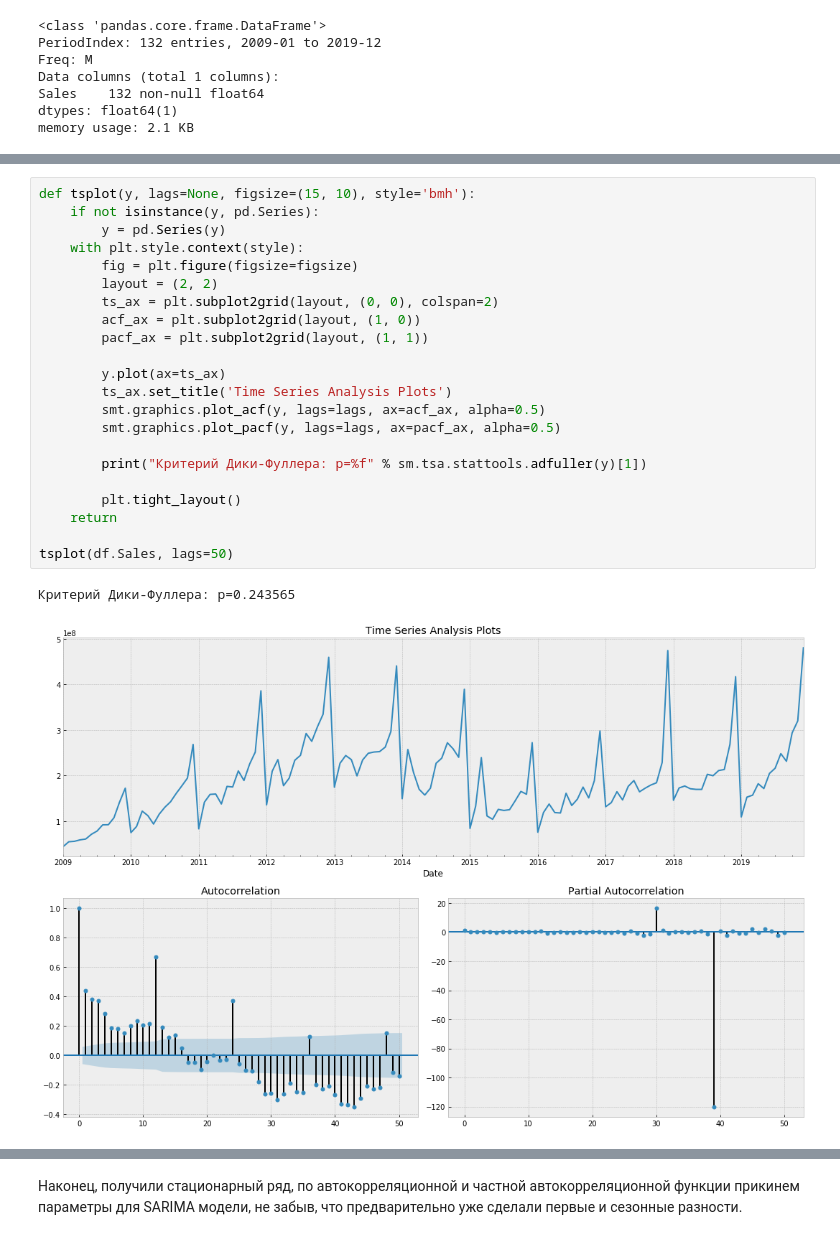
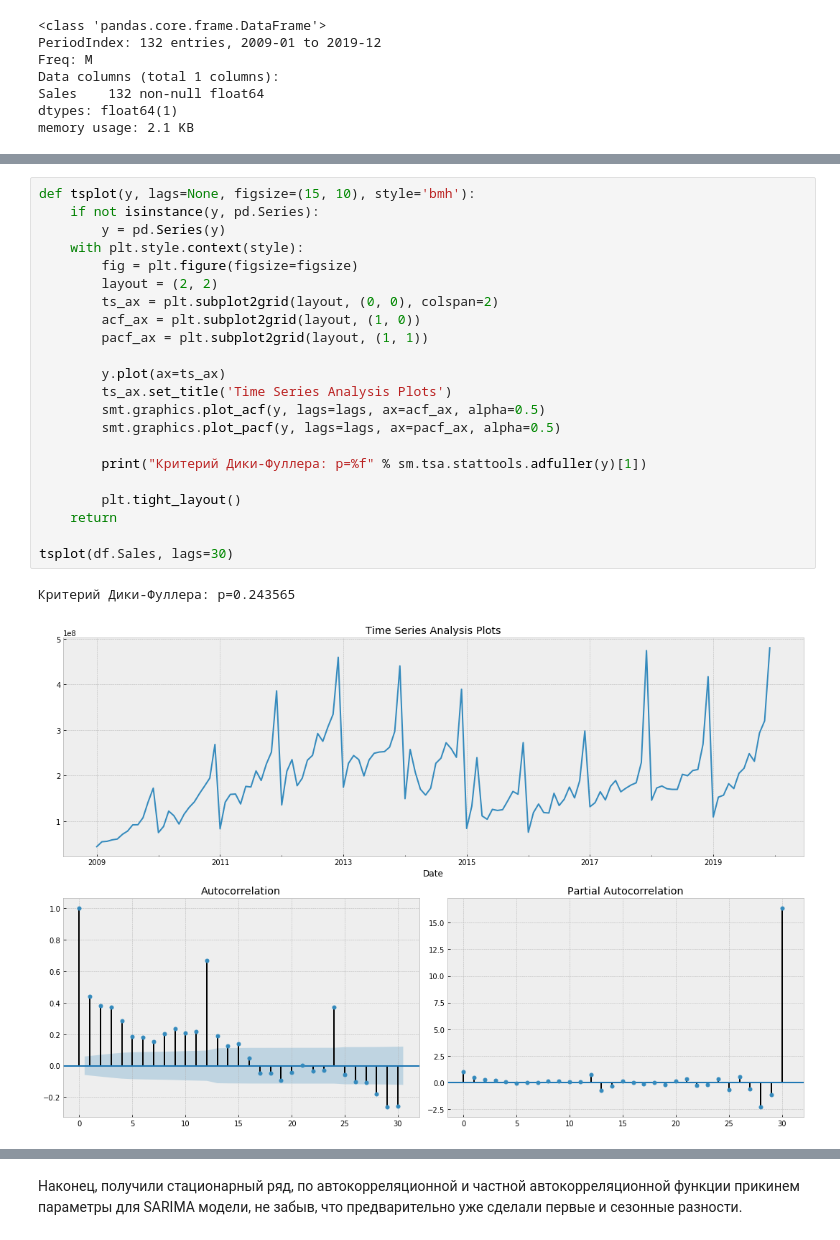
Before and after one commit to TataMoskovkina/GeekUniversity, a Jupyter notebook: work/arima_first.ipynb, the cells around one changed output, grey strips where cells are left out. Drawn from its saved outputs; the diff is of its cells as text.

```diff
--- a/work/arima_first.ipynb
+++ b/work/arima_first.ipynb
@@ -114,28 +116,28 @@ df.plot(figsize=(12,8));
 # %%
 def tsplot(y, lags=None, figsize=(15, 10), style='bmh'):
     if not isinstance(y, pd.Series):
         y = pd.Series(y)
     with plt.style.context(style):
         fig = plt.figure(figsize=figsize)
         layout = (2, 2)
         ts_ax = plt.subplot2grid(layout, (0, 0), colspan=2)
         acf_ax = plt.subplot2grid(layout, (1, 0))
         pacf_ax = plt.subplot2grid(layout, (1, 1))
 
         y.plot(ax=ts_ax)
         ts_ax.set_title('Time Series Analysis Plots')
         smt.graphics.plot_acf(y, lags=lags, ax=acf_ax, alpha=0.5)
         smt.graphics.plot_pacf(y, lags=lags, ax=pacf_ax, alpha=0.5)
 
         print("Критерий Дики-Фуллера: p=%f" % sm.tsa.stattools.adfuller(y)[1])
 
         plt.tight_layout()
     return
 
-tsplot(df.Sales, lags=50)
+tsplot(df.Sales, lags=30)
 # %% [output]
 Критерий Дики-Фуллера: p=0.243565
-[figure, old version]
+[figure, new version]
 # %%
 def invboxcox(y,lmbda):
     # обрабтное преобразование Бокса-Кокса
```
Also changed, not shown: parts of 13 cells of this notebook.
